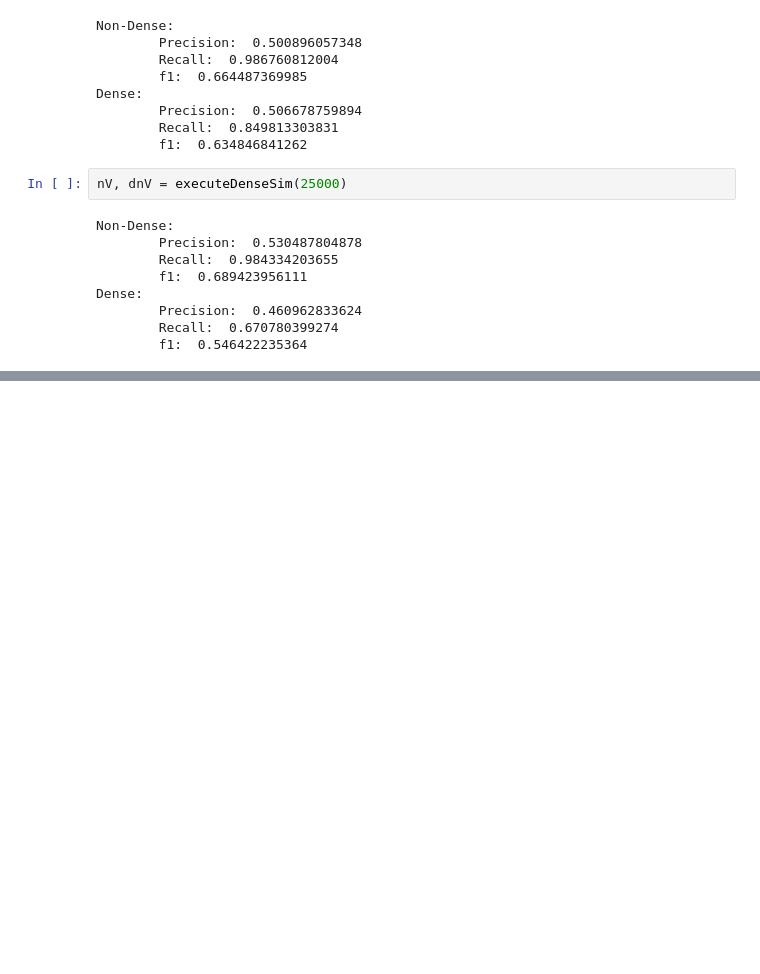
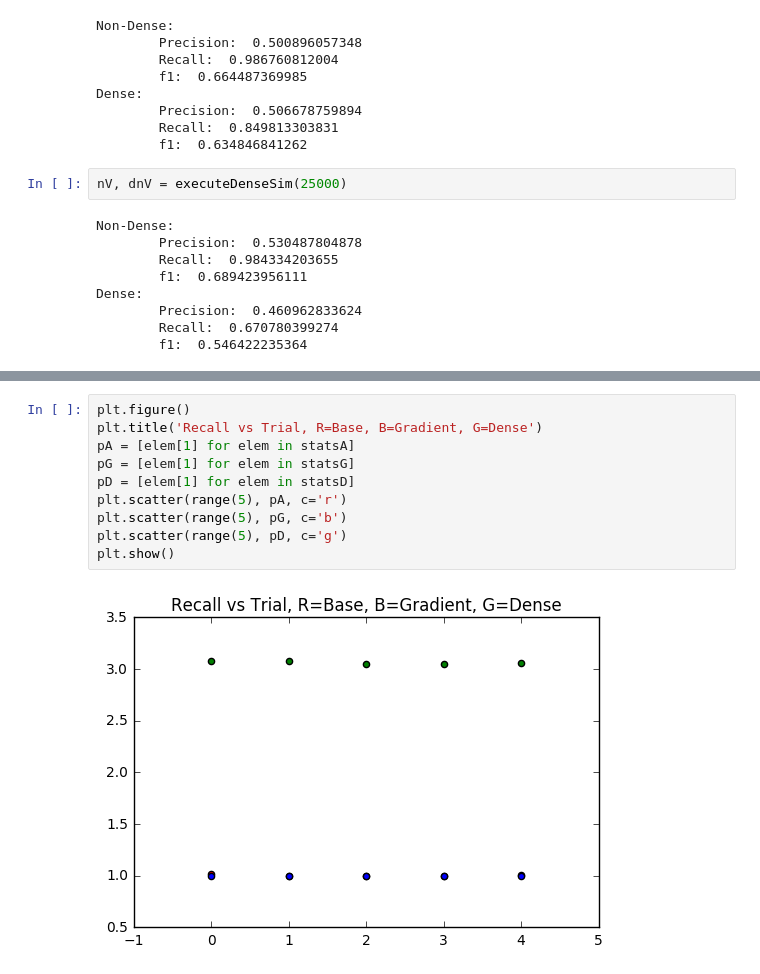
Before and after one commit to NeuroDataDesign/pan-synapse, a Jupyter notebook: background/gradientMitigation.ipynb, the cells around one changed output, grey strips where cells are left out. Drawn from its saved outputs; the diff is of its cells as text; blank space fills up the shorter version.

```diff
--- a/background/gradientMitigation.ipynb
+++ b/background/gradientMitigation.ipynb
@@ -294,0 +447,12 @@ Dense:
+# %%
+plt.figure()
+plt.title('Recall vs Trial, R=Base, B=Gradient, G=Dense')
+pA = [elem[1] for elem in statsA]
+pG = [elem[1] for elem in statsG]
+pD = [elem[1] for elem in statsD]
+plt.scatter(range(5), pA, c='r')
+plt.scatter(range(5), pG, c='b')
+plt.scatter(range(5), pD, c='g')
+plt.show()
+# %% [output]
+[figure, added]
```
Also changed, not shown: parts of 21 cells of this notebook.
